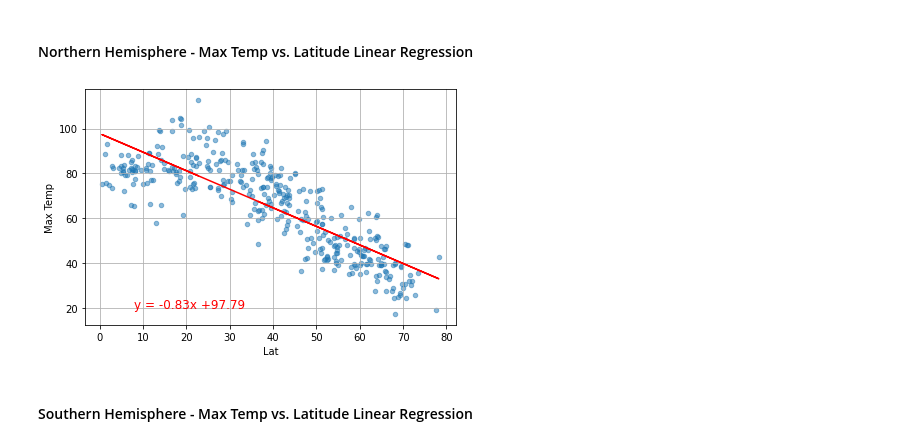
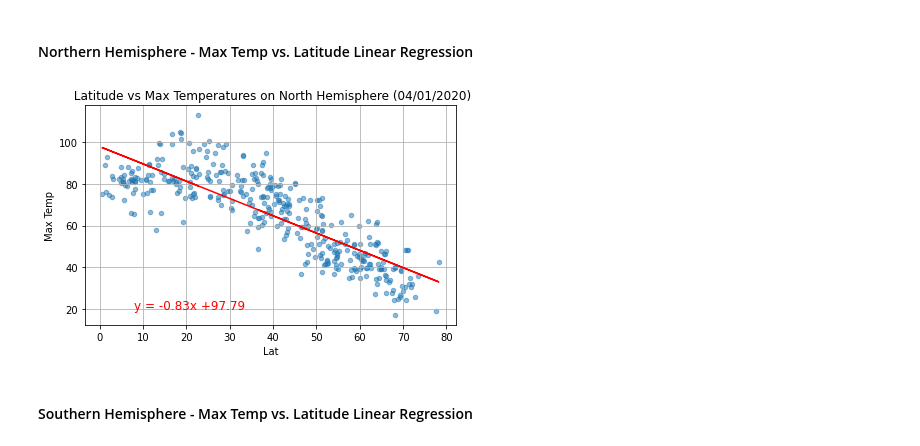
Before and after one commit to gnzamudio/python-api-challenge, a Jupyter notebook: WeatherPy.ipynb, the cells around one changed output. Saved outputs shown, nothing was run; the diff lists cells and outputs as text; code cells hidden in the pictures.

```diff
--- a/WeatherPy.ipynb
+++ b/WeatherPy.ipynb
@@ -255,20 +255,20 @@ southernH_df = weather_df[weather_df['Lat']<0]
 ####  Northern Hemisphere - Max Temp vs. Latitude Linear Regression
 # %%
 northernH_df.plot.scatter(
-    x='Lat',y= 'Max Temp', grid= True, alpha= 0.5, xlabel="Latitude", ylabel= "Max Temperature"
+    x='Lat',y= 'Max Temp', grid= True, alpha= 0.5, xlabel="Latitude", ylabel= "Max Temperature", title=f' Latitude vs Max Temperatures on North Hemisphere {on_date}'
 )
 
 (slope, intercept, rvalue, _, _) = linregress(northernH_df['Lat'],northernH_df['Max Temp'])
 fit = slope*northernH_df['Lat']+intercept
 plt.plot(northernH_df['Lat'], fit ,"-", color = "red")
 plt.annotate(f'y = {round(slope, 2)}x +{round(intercept, 2)}',
 [8,20], color = 'red', fontsize = 12)
 
 
 plt.tight_layout()
 plt.show()
 # %% [output]
-[figure, old version]
+[figure, new version]
 # %% [markdown]
 ####  Southern Hemisphere - Max Temp vs. Latitude Linear Regression
 # %%
```
Also changed, not shown: 2 other files.
